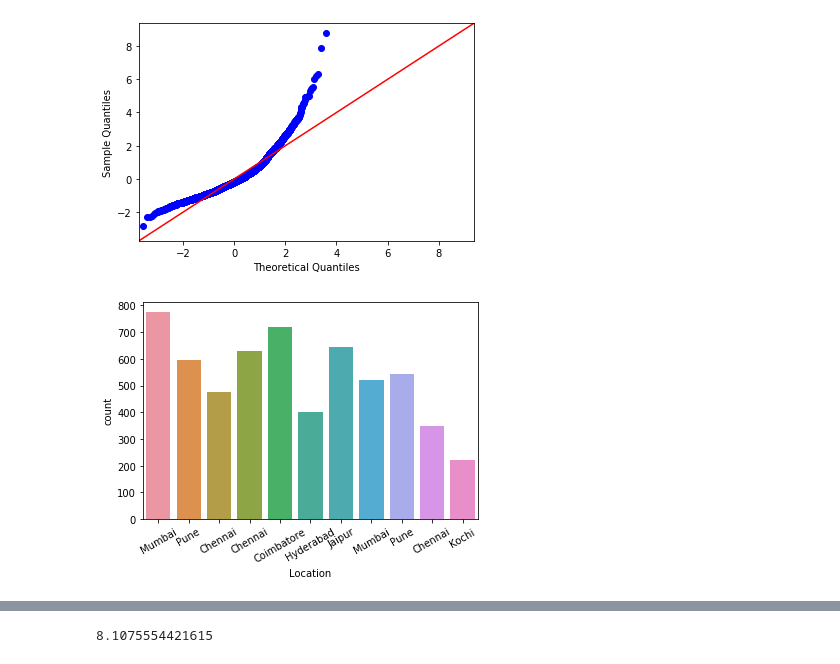
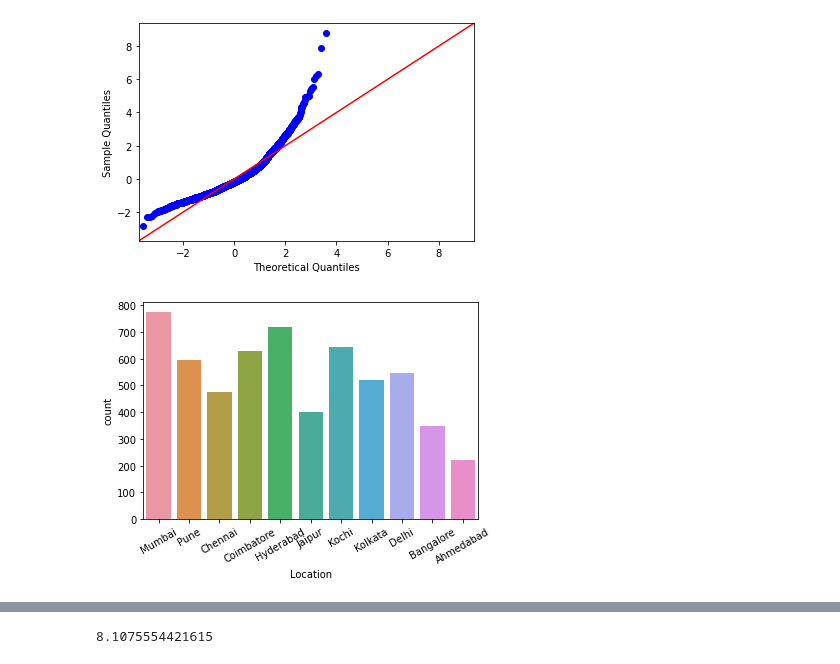
Before and after one commit to nikshingadiya/jupyter, a Jupyter notebook: Machine Learning/Regression/Car_prediction_part2.ipynb, the cells around one changed output, grey strips where cells are left out. Cells and saved outputs as stored; diff of their text form; code cells hidden in the pictures.

```diff
--- a/Machine Learning/Regression/Car_prediction_part2.ipynb
+++ b/Machine Learning/Regression/Car_prediction_part2.ipynb
@@ -299,9 +286,10 @@ sm.qqplot(np.exp(model.resid),fit=True,line='45')
 [figure]
 [figure]
 # %%
-ax=sns.countplot(Mulit_df['Location']).set_xticklabels(Mulit_df['Location'],rotation=30)
+sns.countplot(Mulit_df['Location']).set_xticklabels(Mulit_df['Location'].unique(),rotation=30)
+plt.show()
 # %% [output]
-[figure, old version]
+[figure, new version]
 # %%
 %matplotlib qt
 # %%
```
Also changed, not shown: parts of 18 cells of this notebook, 19 other files.
